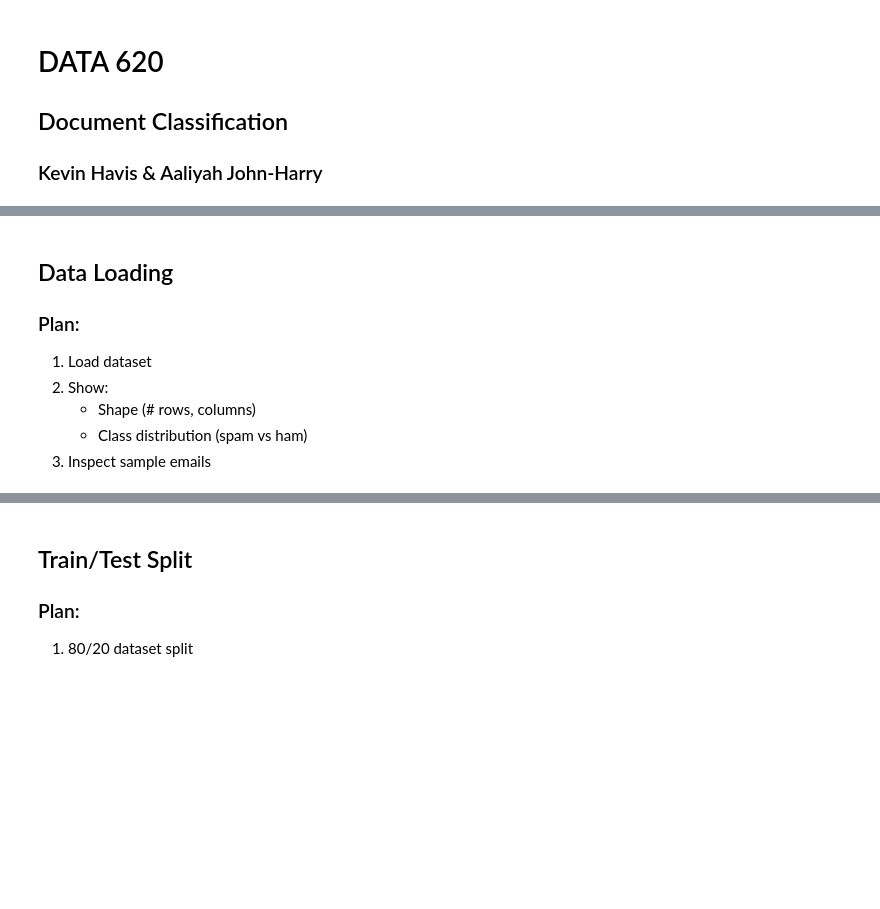
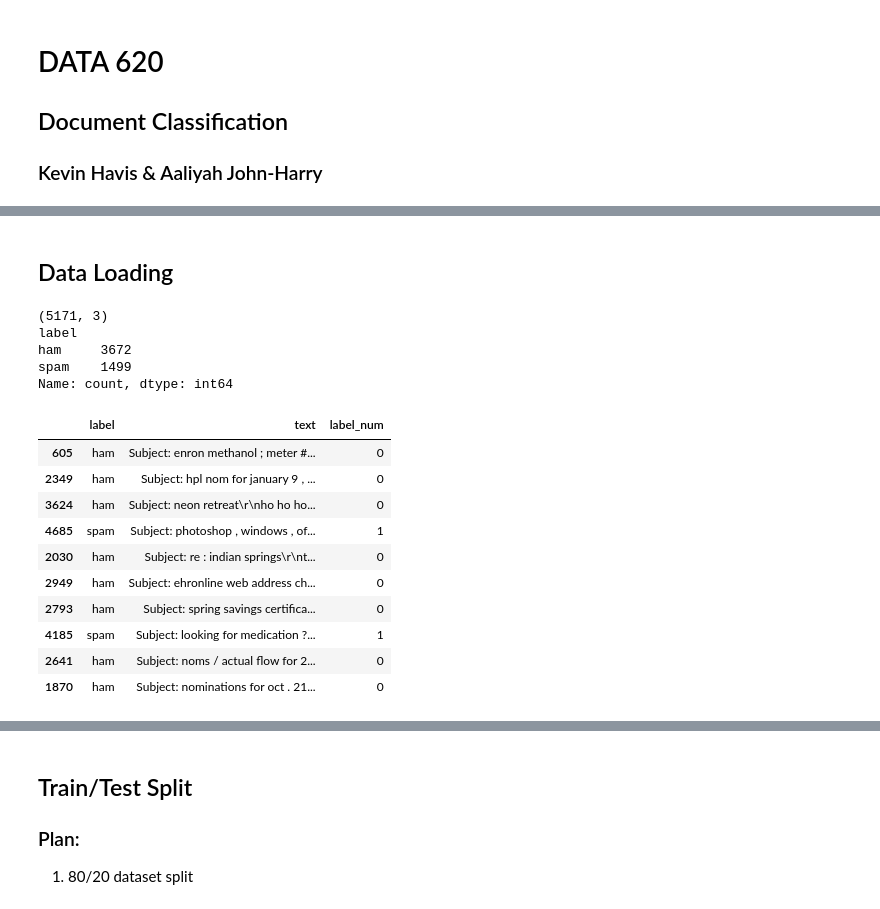
Before and after one commit to kevinhav/data_620, a Jupyter notebook: assignment6/assignment6.ipynb, the cells around one changed output, grey strips where cells are left out. Cells and saved outputs as stored; diff of their text form; code cells hidden in the pictures; blank space fills up the shorter version.

```diff
--- a/assignment6/assignment6.ipynb
+++ b/assignment6/assignment6.ipynb
@@ -12,9 +16,30 @@
 # %% [markdown]
 ## Data Loading
-
-### Plan:
-1. Load dataset
-2. Show:
-    - Shape (# rows, columns)
-    - Class distribution (spam vs ham)
-3. Inspect sample emails
+# %%
+import pandas as pd
+import numpy as np
+import matplotlib.pyplot as plt
+import seaborn as sns
+
+df = pd.read_csv("spam_ham_dataset.csv", index_col=0)
+
+print(df.shape)
+print(df["label"].value_counts())
+df.head(10)
+# %% [output]
+(5171, 3)
+label
+ham     3672
+spam    1499
+Name: count, dtype: int64
+|  | label | text | label_num |
+| 605 | ham | Subject: enron methanol ; meter #... | 0 |
+| 2349 | ham | Subject: hpl nom for january 9 , ... | 0 |
+| 3624 | ham | Subject: neon retreat\r\nho ho ho... | 0 |
+| 4685 | spam | Subject: photoshop , windows , of... | 1 |
+| 2030 | ham | Subject: re : indian springs\r\nt... | 0 |
+| 2949 | ham | Subject: ehronline web address ch... | 0 |
+| 2793 | ham | Subject: spring savings certifica... | 0 |
+| 4185 | spam | Subject: looking for medication ?... | 1 |
+| 2641 | ham | Subject: noms / actual flow for 2... | 0 |
+| 1870 | ham | Subject: nominations for oct . 21... | 0 |
```
Also changed, not shown: parts of 15 cells of this notebook, 3 other files.
